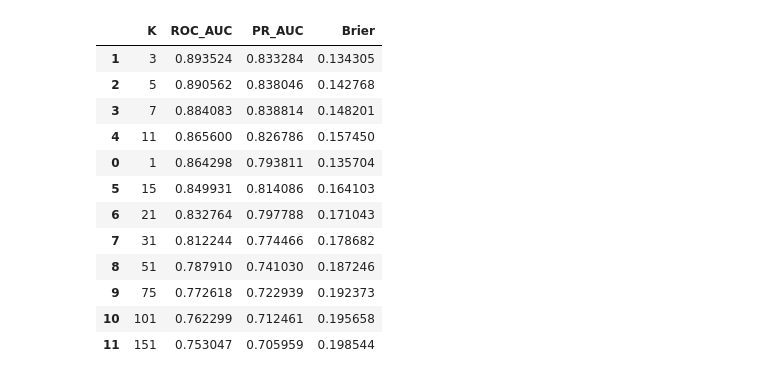
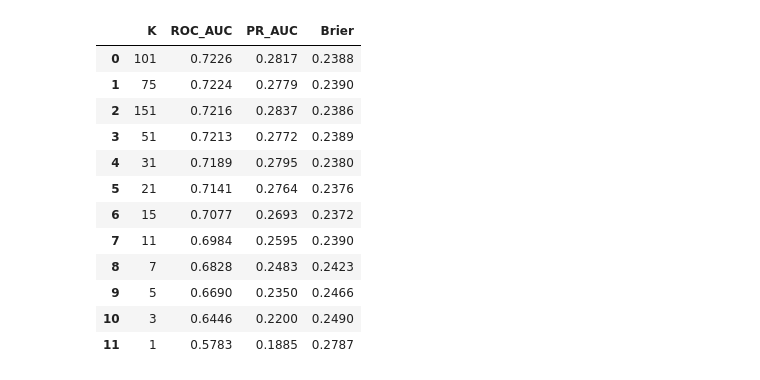
Before and after one commit to ShoppingInsight/shopper-prediction, a Jupyter notebook: models/knn/knn.ipynb, the cells around one changed output. Cells and saved outputs as stored; diff of their text form; code cells hidden in the pictures.

```diff
--- a/models/knn/knn.ipynb
+++ b/models/knn/knn.ipynb
@@ -11,20 +13,18 @@ KNN은 직관이 꽤 단순하다. 새 방문자가 들어왔을 때, 과거 데
 # %%
-from pathlib import Path
-
 import pandas as pd
 
-# KNN 전처리 산출물이 저장된 csv 폴더 경로 설정
-DATA_DIR = Path("csv")
+# 전처리 노트북에서 저장한 KNN용 split 데이터를 불러온다.
+# 이 CSV는 SMOTE/Scaler 적용 전 데이터라서, 모델 전처리는 아래 Pipeline에서 따로 수행한다.
+X_train_knn = pd.read_csv("csv/X_train_knn.csv")
+X_test_knn = pd.read_csv("csv/X_test_knn.csv")
+y_train_knn = pd.read_csv("csv/y_train_knn.csv")["Revenue"]
+y_test_knn = pd.read_csv("csv/y_test_knn.csv")["Revenue"]
 
-# 전처리 노트북에서 저장한 KNN 학습/테스트 데이터를 불러옴
-X_train_knn = pd.read_csv(DATA_DIR / "X_train_knn.csv")
-X_test_knn = pd.read_csv(DATA_DIR / "X_test_knn.csv")
-y_train_knn = pd.read_csv(DATA_DIR / "y_train_knn.csv")["Revenue"]
-y_test_knn = pd.read_csv(DATA_DIR / "y_test_knn.csv")["Revenue"]
-
-# 데이터 크기와 구매 비율을 확인해 정상적으로 로드되었는지 점검
+# 데이터 크기와 양성 비율을 확인해, 중복 제거 후 split 데이터가 정상 로드됐는지 점검한다.
 print(f"X_train_knn: {X_train_knn.shape}")
 print(f"X_test_knn : {X_test_knn.shape}")
 print(f"y_train_knn: {y_train_knn.shape}, positive_ratio = {y_train_knn.mean():.4f}")
 print(f"y_test_knn : {y_test_knn.shape}, positive_ratio = {y_test_knn.mean():.4f}")
+print("\nColumns")
+print(list(X_train_knn.columns))
 # %% [output]
@@ -115,46 +159,34 @@ K_CANDIDATES = [1, 3, 5, 7, 11, 15, 21, 31, 51, 75, 101, 151]
 # %%
-import numpy as np
-
-from sklearn.metrics import average_precision_score, brier_score_loss, roc_auc_score
 from sklearn.model_selection import StratifiedKFold
 
-# 비교할 K 후보 목록 설정
+# 작은 K부터 큰 K까지 후보를 두어, KNN이 국소 이웃에 기대는지 넓은 평균에 기대는지 확인한다.
 K_CANDIDATES = [1, 3, 5, 7, 11, 15, 21, 31, 51, 75, 101, 151]
 
-# 구매/미구매 비율을 유지하면서 5-fold 교차검증을 수행
-cv = StratifiedKFold(n_splits = 5,
-                     shuffle = True,
-                     random_state = 42)
-
-# 각 K 후보의 교차검증 결과를 저장할 리스트
+# 구매/미구매 비율이 fold마다 비슷하게 유지되도록 stratified 5-fold를 사용한다.
+cv = StratifiedKFold(n_splits=5, shuffle=True, random_state=RANDOM_STATE)
 rows = []
 
+# 먼저 uniform + Euclidean 조건에서 K 변화만 직접 비교해, K가 커질수록 성능이 어떻게 움직이는지 본다.
 for k in K_CANDIDATES:
-    # 현재 K에서 fold별 평가 점수를 저장
     auc_scores = []
     ap_scores = []
     brier_scores = []
 
     for train_idx, valid_idx in cv.split(X_train_knn, y_train_knn):
-        # 현재 fold의 학습/검증 데이터 분리
         X_tr = X_train_knn.iloc[train_idx]
         X_va = X_train_knn.iloc[valid_idx]
         y_tr = y_train_knn.iloc[train_idx]
         y_va = y_train_knn.iloc[valid_idx]
 
-        # 현재 K값으로 KNN 모델 학습
-        model = KNeighborsRegressor(n_neighbors = k)
+        # 각 fold 안에서 log1p, scaling, SMOTE, KNN을 함께 fit한다.
+        model = build_knn_pipeline(n_neighbors=k, weights="uniform", p=2)
         model.fit(X_tr, y_tr)
-
-        # 검증 데이터에 대해 구매 확률 예측
         proba = model.predict(X_va)
 
-        # fold별 평가 지표 저장
         auc_scores.append(roc_auc_score(y_va, proba))
         ap_scores.append(average_precision_score(y_va, proba))
         brier_scores.append(brier_score_loss(y_va, proba))
 
-    # 현재 K의 fold 평균 성능을 저장
     rows.append({
         "K": k,
         "ROC_AUC": np.mean(auc_scores),
@@ -162,15 +194,9 @@ for k in K_CANDIDATES:
         "Brier": np.mean(brier_scores),
     })
 
-# k_result: K 후보별 5-fold 교차검증 평균 성능을 모은 표
-# K       : 사용한 이웃 수
-# ROC_AUC : 구매자를 비구매자보다 높은 점수로 정렬하는 능력
-# PR_AUC  : 구매자가 적은 불균형 상황에서 구매자 탐지 품질
-# Brier   : 예측 확률과 실제값의 차이, 낮을수록 좋음
-k_result = pd.DataFrame(rows)
-k_result = k_result.sort_values("ROC_AUC", ascending = False)
+# K 후보별 평균 성능을 하나의 표로 정리한다.
+k_result = pd.DataFrame(rows).sort_values("ROC_AUC", ascending=False).reset_index(drop=True)
 
-# K 후보별 성능 비교 결과 출력
-print("직접 반복문으로 비교한 K 후보")
-display(k_result)
+print("Pipeline K comparison: log1p + scaler + SMOTE + uniform Euclidean KNN")
+display(k_result.round(4))
 # %% [output]
@@ -178,13 +204,13 @@ display(k_result)
 |  | K | ROC_AUC | PR_AUC | Brier |
-| 1 | 3 | 0.893524 | 0.833284 | 0.134305 |
-| 2 | 5 | 0.890562 | 0.838046 | 0.142768 |
-| 3 | 7 | 0.884083 | 0.838814 | 0.148201 |
-| 4 | 11 | 0.865600 | 0.826786 | 0.157450 |
-| 0 | 1 | 0.864298 | 0.793811 | 0.135704 |
-| 5 | 15 | 0.849931 | 0.814086 | 0.164103 |
-| 6 | 21 | 0.832764 | 0.797788 | 0.171043 |
-| 7 | 31 | 0.812244 | 0.774466 | 0.178682 |
-| 8 | 51 | 0.787910 | 0.741030 | 0.187246 |
-| 9 | 75 | 0.772618 | 0.722939 | 0.192373 |
-| 10 | 101 | 0.762299 | 0.712461 | 0.195658 |
-| 11 | 151 | 0.753047 | 0.705959 | 0.198544 |
+| 0 | 101 | 0.7226 | 0.2817 | 0.2388 |
+| 1 | 75 | 0.7224 | 0.2779 | 0.2390 |
+| 2 | 151 | 0.7216 | 0.2837 | 0.2386 |
+| 3 | 51 | 0.7213 | 0.2772 | 0.2389 |
+| 4 | 31 | 0.7189 | 0.2795 | 0.2380 |
+| 5 | 21 | 0.7141 | 0.2764 | 0.2376 |
+| 6 | 15 | 0.7077 | 0.2693 | 0.2372 |
+| 7 | 11 | 0.6984 | 0.2595 | 0.2390 |
+| 8 | 7 | 0.6828 | 0.2483 | 0.2423 |
+| 9 | 5 | 0.6690 | 0.2350 | 0.2466 |
+| 10 | 3 | 0.6446 | 0.2200 | 0.2490 |
+| 11 | 1 | 0.5783 | 0.1885 | 0.2787 |
```
Also changed, not shown: parts of 36 cells of this notebook.
